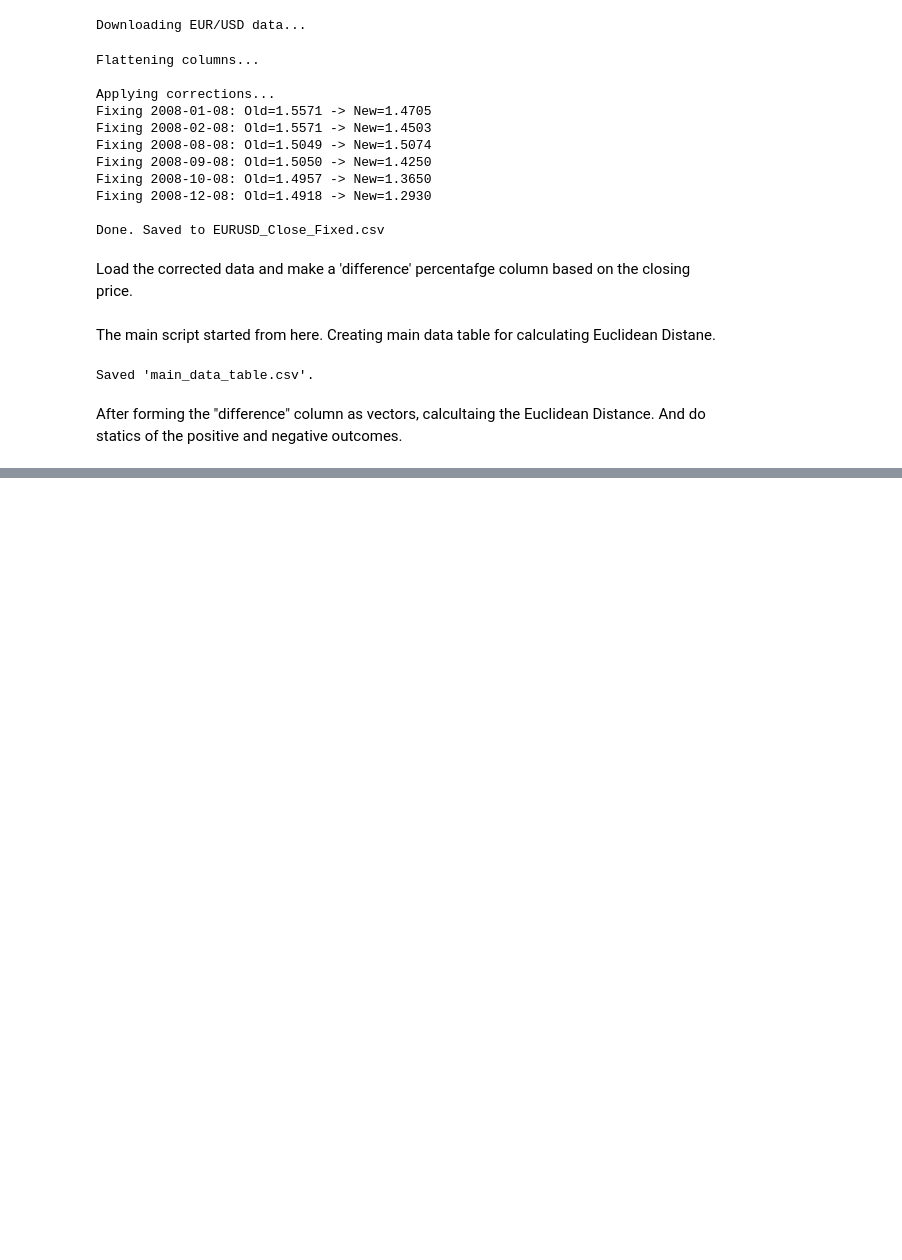
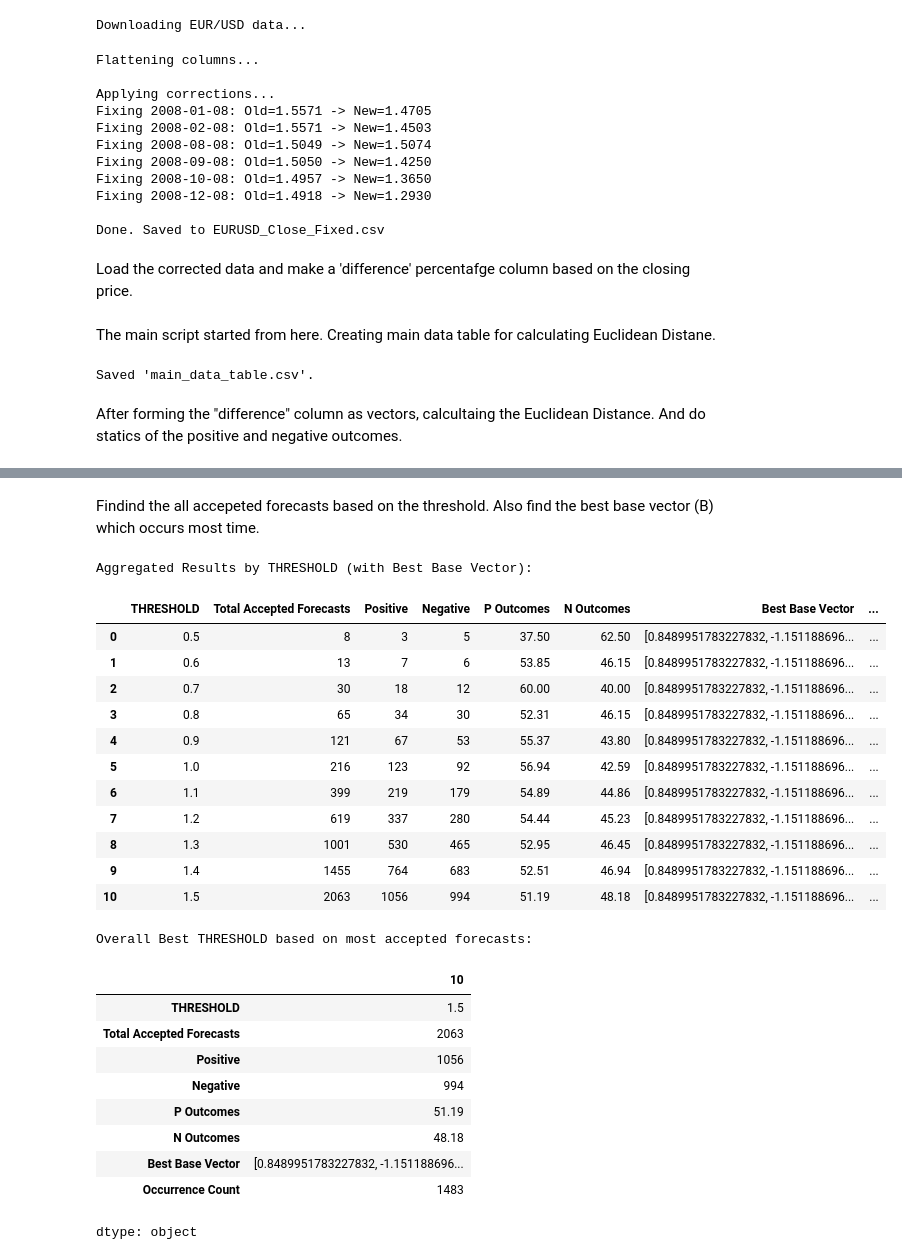
Before and after one commit to sria-the-fury/ANN-for-Time-Series-Forex-PyNote, a Jupyter notebook: Calculate_ED_for_all_dataset.ipynb, the cells around one changed output, grey strips where cells are left out. Cells and saved outputs as stored; diff of their text form; code cells hidden in the pictures; blank space fills up the shorter version.

```diff
--- a/Calculate_ED_for_all_dataset.ipynb
+++ b/Calculate_ED_for_all_dataset.ipynb
@@ -163,0 +164,72 @@ Total time take => 0:00:34.291658
+# %% [markdown]
+Findind the all accepeted forecasts based on the threshold. Also find the best base vector (B) which occurs most time.
+# %%
+aggregated_results = result_df.groupby('THRESHOLD').agg(
+    total_accepted_forecasts=('accepted_forecast', 'count'),
+    positive_forecasts=('accepted_forecast', lambda x: (x > 0).sum()),
+    negative_forecasts=('accepted_forecast', lambda x: (x < 0).sum()),
+    p_outcomes = ('accepted_forecast', lambda x: (x > 0).sum() / x.count() * 100 if x.count() > 0 else 0),
+    n_outcomes = ('accepted_forecast', lambda x: (x < 0).sum() / x.count() * 100 if x.count() > 0 else 0)
+).reset_index()
+
+# Round P Outcomes and N Outcomes to two decimal places
+aggregated_results['p_outcomes'] = aggregated_results['p_outcomes'].round(2)
+aggregated_results['n_outcomes'] = aggregated_results['n_outcomes'].round(2)
+
+# Convert numpy arrays in 'base_vector' to tuples to make them hashable for groupby
+result_df['base_vector_tuple'] = result_df['base_vector'].apply(tuple)
+
+# To find the 'best' base_vector for each threshold based on accepted forecasts,
+# we first count how many accepted_forecasts each base_vector contributed within each threshold.
+base_vector_counts = result_df.groupby(['THRESHOLD', 'base_vector_tuple']).size().reset_index(name='count')
+
+# Then, for each THRESHOLD, we find the base_vector that has the maximum 'count'
+best_base_vectors_pt = base_vector_counts.loc[base_vector_counts.groupby('THRESHOLD')['count'].idxmax()]
+
+
+# Rename the 'base_vector_tuple' column back to 'best_base_vector' and include the 'count' for merging
+best_base_vectors_pt = best_base_vectors_pt[['THRESHOLD', 'base_vector_tuple', 'count']].rename(columns={'base_vector_tuple': 'best_base_vector', 'count': 'Occurrence Count'})
+
+agg_results_df = pd.merge(aggregated_results, best_base_vectors_pt, on='THRESHOLD', how='left')
+
+# Convert the 'best_base_vector' column to a cleaner string representation for CSV saving
+agg_results_df['best_base_vector'] = agg_results_df['best_base_vector'].apply(
+    lambda x: '[' + ', '.join([f'{val}' for val in x]) + ']'
+)
+
+column_summary = ["THRESHOLD", "Total Accepted Forecasts", "Positive", "Negative","P Outcomes", "N Outcomes", "Best Base Vector", "Occurrence Count"]
+print("Aggregated Results by THRESHOLD (with Best Base Vector):")
+agg_results_df.columns = column_summary
+display(agg_results_df)
+agg_results_df.to_csv('aggregated_results_with_best_vector.csv', index=False)
+
+# Find the overall best THRESHOLD based on the most total accepted forecasts
+best_threshold_row = agg_results_df.loc[agg_results_df['Total Accepted Forecasts'].idxmax()]
+
+print("\nOverall Best THRESHOLD based on most accepted forecasts:")
+display(best_threshold_row)
+# %% [output]
+Aggregated Results by THRESHOLD (with Best Base Vector):
+|  | THRESHOLD | Total Accepted Forecasts | Positive | Negative | P Outcomes | N Outcomes | Best Base Vector | ... |
+| 0 | 0.5 | 8 | 3 | 5 | 37.50 | 62.50 | [0.8489951783227832, -1.151188696... | ... |
+| 1 | 0.6 | 13 | 7 | 6 | 53.85 | 46.15 | [0.8489951783227832, -1.151188696... | ... |
+| 2 | 0.7 | 30 | 18 | 12 | 60.00 | 40.00 | [0.8489951783227832, -1.151188696... | ... |
+| 3 | 0.8 | 65 | 34 | 30 | 52.31 | 46.15 | [0.8489951783227832, -1.151188696... | ... |
+| 4 | 0.9 | 121 | 67 | 53 | 55.37 | 43.80 | [0.8489951783227832, -1.151188696... | ... |
+| 5 | 1.0 | 216 | 123 | 92 | 56.94 | 42.59 | [0.8489951783227832, -1.151188696... | ... |
+| 6 | 1.1 | 399 | 219 | 179 | 54.89 | 44.86 | [0.8489951783227832, -1.151188696... | ... |
+| 7 | 1.2 | 619 | 337 | 280 | 54.44 | 45.23 | [0.8489951783227832, -1.151188696... | ... |
+| 8 | 1.3 | 1001 | 530 | 465 | 52.95 | 46.45 | [0.8489951783227832, -1.151188696... | ... |
+| 9 | 1.4 | 1455 | 764 | 683 | 52.51 | 46.94 | [0.8489951783227832, -1.151188696... | ... |
+| 10 | 1.5 | 2063 | 1056 | 994 | 51.19 | 48.18 | [0.8489951783227832, -1.151188696... | ... |
+Overall Best THRESHOLD based on most accepted forecasts:
+|  | 10 |
+| THRESHOLD | 1.5 |
+| Total Accepted Forecasts | 2063 |
+| Positive | 1056 |
+| Negative | 994 |
+| P Outcomes | 51.19 |
+| N Outcomes | 48.18 |
+| Best Base Vector | [0.8489951783227832, -1.151188696... |
+| Occurrence Count | 1483 |
+dtype: object
```
Also changed, not shown: parts of 1 cell of this notebook.
